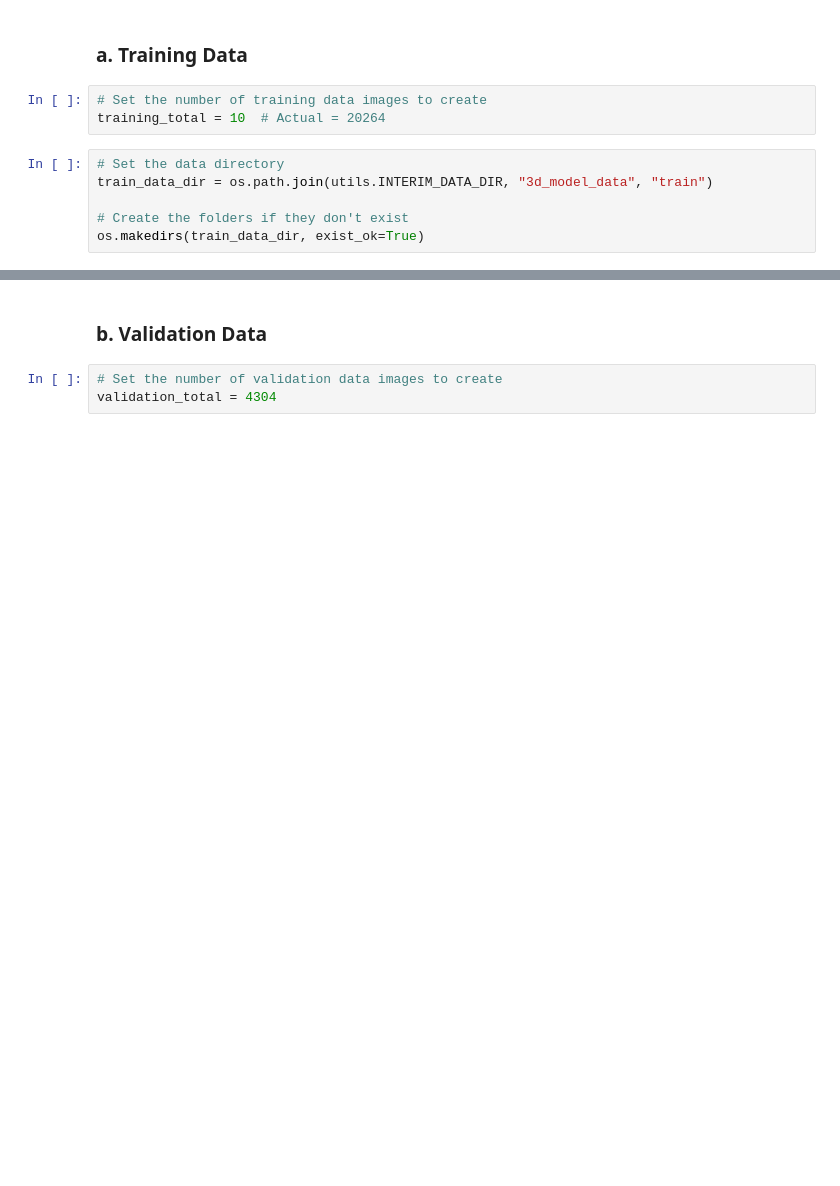
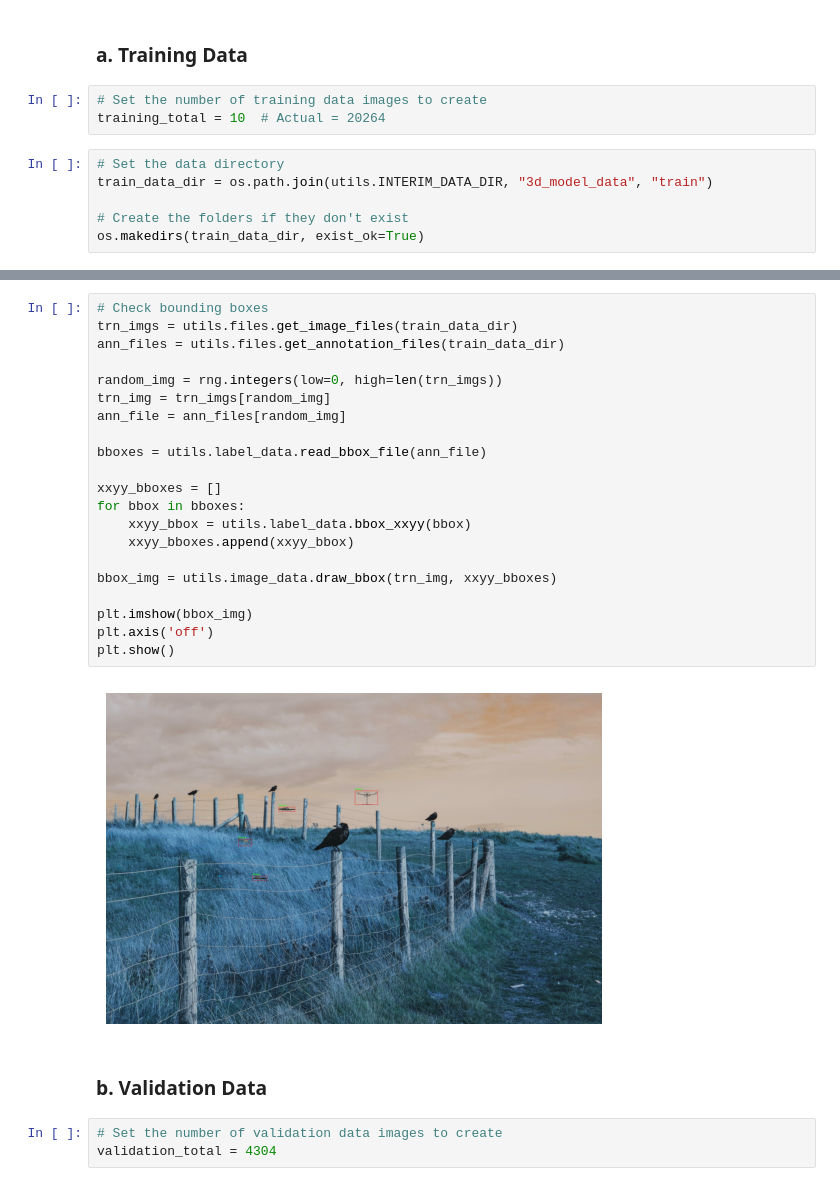
Before and after one commit to amswanson333/synthetic-data-for-object-detection, a Jupyter notebook: 5a_synthetic_data_gen.ipynb, the cells around one changed output, grey strips where cells are left out. Drawn from its saved outputs; the diff is of its cells as text; blank space fills up the shorter version.

Commit message:
fixed canvas error and added bbox check function

```diff
--- a/5a_synthetic_data_gen.ipynb
+++ b/5a_synthetic_data_gen.ipynb
@@ -161,3 +180,26 @@ for i in range(training_total):
+# %%
+# Check bounding boxes
+trn_imgs = utils.files.get_image_files(train_data_dir)
+ann_files = utils.files.get_annotation_files(train_data_dir)
+
+random_img = rng.integers(low=0, high=len(trn_imgs))
+trn_img = trn_imgs[random_img]
+ann_file = ann_files[random_img]
+
+bboxes = utils.label_data.read_bbox_file(ann_file)
+
+xxyy_bboxes = []
+for bbox in bboxes:
+    xxyy_bbox = utils.label_data.bbox_xxyy(bbox)
+    xxyy_bboxes.append(xxyy_bbox)
+
+bbox_img = utils.image_data.draw_bbox(trn_img, xxyy_bboxes)
+
+plt.imshow(bbox_img)
+plt.axis('off')
+plt.show()
+# %% [output]
+[figure, added]
 # %% [markdown]
 ### b. Validation Data
 # %%
```
Also changed, not shown: parts of 2 cells of this notebook.
